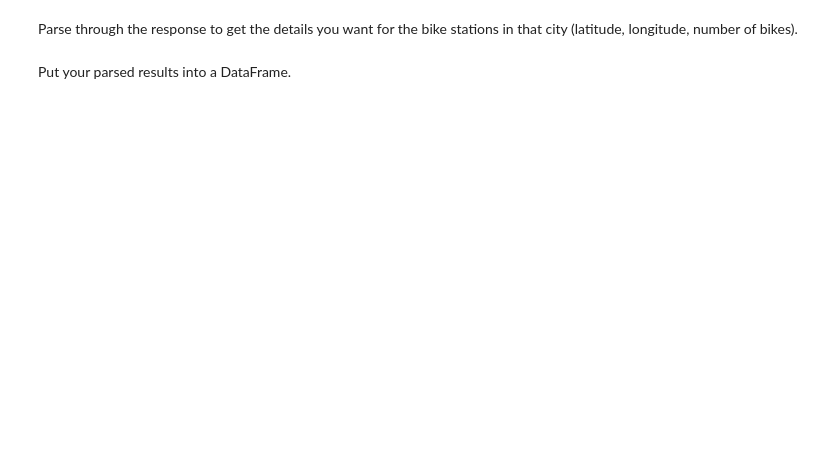
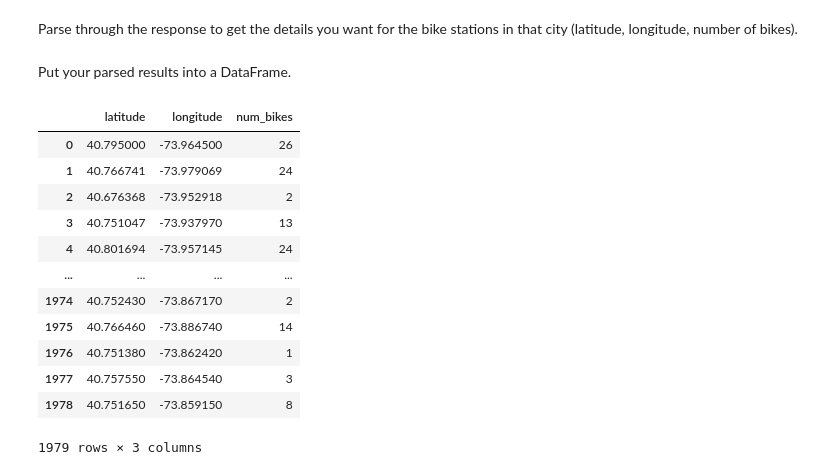
Before and after one commit to zoakolade/Statistical-Modelling-Project, a Jupyter notebook: notebooks/city_bikes.ipynb, the cells around one changed output. Cells and saved outputs as stored; diff of their text form; code cells hidden in the pictures; blank space fills up the shorter version.

```diff
--- a/notebooks/city_bikes.ipynb
+++ b/notebooks/city_bikes.ipynb
@@ -2,3 +2,19 @@
 # CityBikes
 # %% [markdown]
 Send a request to CityBikes for the city of your choice.
+# %%
+import pandas as pd
+# First, let's install the requests library
+!pip install requests
+
+# Now, let's import the requests library
+import requests
+
+# Add the API endpoint URL without any leading spaces
+url = "http://api.citybik.es/v2/networks/citi-bike-nyc"
+
+# Make a GET request to the API endpoint
+response = requests.get(url)
+
+# Print the response content
+print(response.text)
@@ -27,17 +49,31 @@ Put your parsed results into a DataFrame.
 # %%
 import pandas as pd
 
 # Assuming I already have the latitude, longitude, and num_bikes lists
 # ... (based on my previous code)
 
 # Create a DataFrame
 data = {
     'latitude': latitude,
     'longitude': longitude,
     'num_bikes': num_bikes
 }
 
 df = pd.DataFrame(data)
 
 # Print the DataFrame
-print(df)
+df
+# %% [output]
+|  | latitude | longitude | num_bikes |
+| 0 | 40.795000 | -73.964500 | 26 |
+| 1 | 40.766741 | -73.979069 | 24 |
+| 2 | 40.676368 | -73.952918 | 2 |
+| 3 | 40.751047 | -73.937970 | 13 |
+| 4 | 40.801694 | -73.957145 | 24 |
+| ... | ... | ... | ... |
+| 1974 | 40.752430 | -73.867170 | 2 |
+| 1975 | 40.766460 | -73.886740 | 14 |
+| 1976 | 40.751380 | -73.862420 | 1 |
+| 1977 | 40.757550 | -73.864540 | 3 |
+| 1978 | 40.751650 | -73.859150 | 8 |
+1979 rows × 3 columns
```
Also changed, not shown: parts of 3 cells of this notebook.
